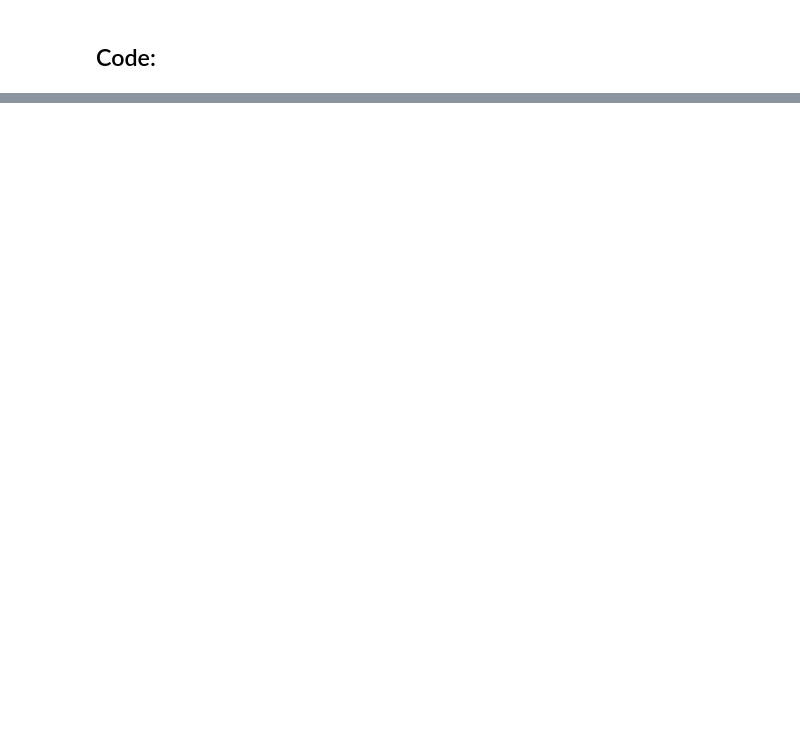
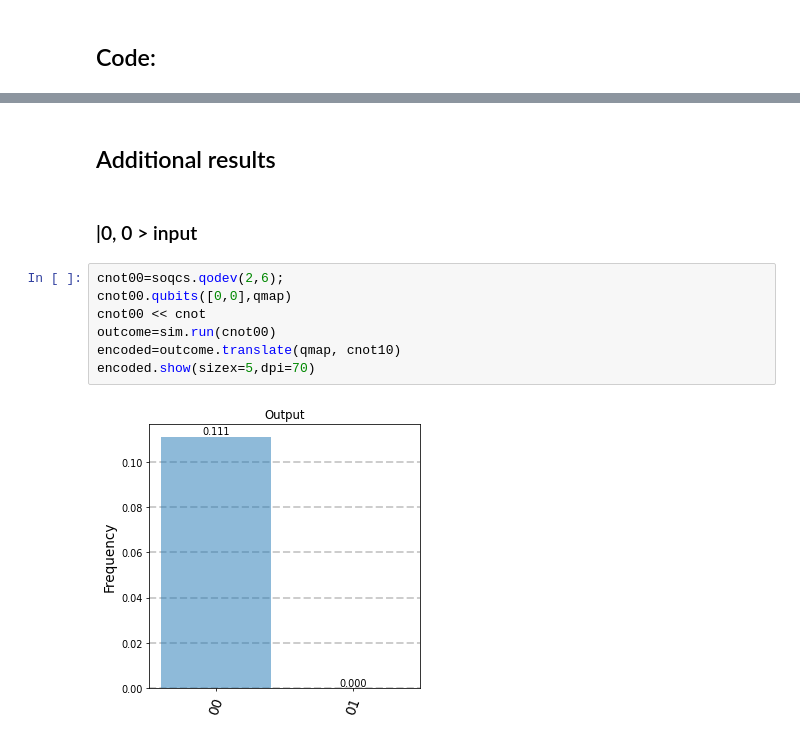
Before and after one commit to SOQCSAdmin/SOQCS, a Jupyter notebook: examples/live2.ipynb, the cells around one changed output, grey strips where cells are left out. Drawn from its saved outputs; the diff is of its cells as text; blank space fills up the shorter version.

```diff
--- a/examples/live2.ipynb
+++ b/examples/live2.ipynb
@@ -58,0 +73,13 @@ soqcs.plot(HOMP, 6, 5,'dt',-dtm, dtm, 5 , 'P',0.0 , 0.4, 3, 100, [{0:dtm}])
+# %% [markdown]
+## Additional results
+# %% [markdown]
+### |0, 0 > input
+# %%
+cnot00=soqcs.qodev(2,6);
+cnot00.qubits([0,0],qmap)
+cnot00 << cnot
+outcome=sim.run(cnot00)
+encoded=outcome.translate(qmap, cnot10)
+encoded.show(sizex=5,dpi=70)
+# %% [output]
+[figure, added]
```
Also changed, not shown: parts of 25 cells of this notebook, 16 other files.
